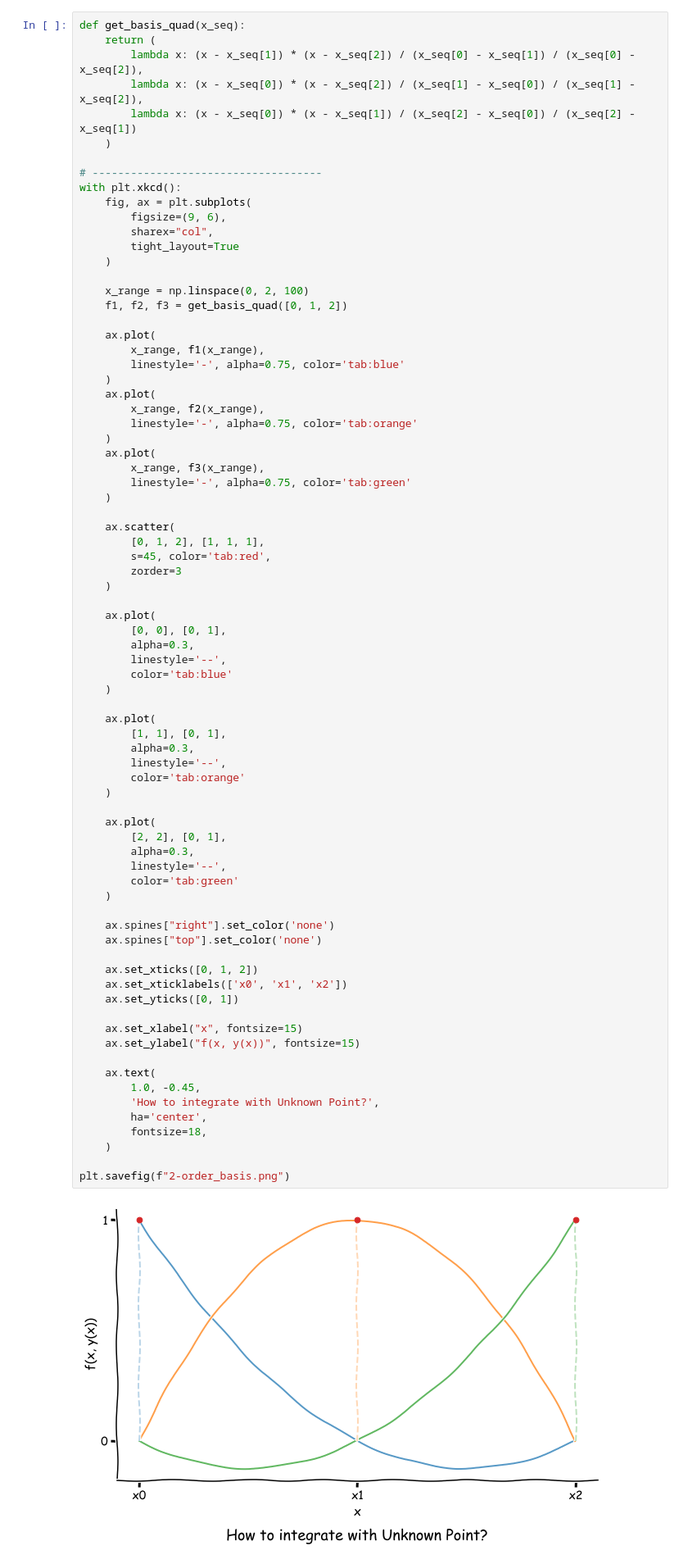
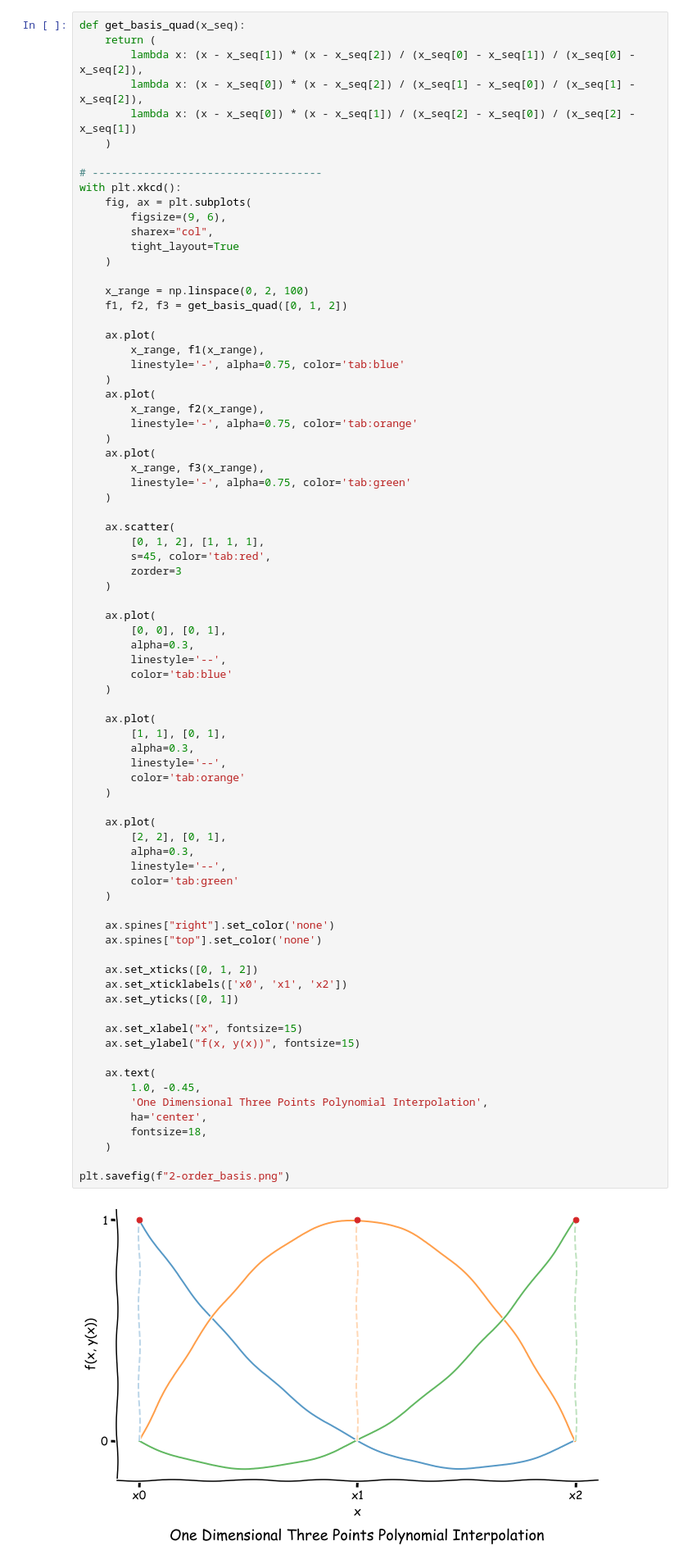
Before and after one commit to EastMagica/FDE, a Jupyter notebook: script/Untitled.ipynb, the cells around one changed output. Shown at 82% size. Saved outputs shown, nothing was run; the diff lists cells and outputs as text.

```diff
--- a/script/Untitled.ipynb
+++ b/script/Untitled.ipynb
@@ -347,32 +347,32 @@ with plt.xkcd():
         alpha=0.3,
         linestyle='--',
         color='tab:orange'
     )
 
     ax.plot(
         [2, 2], [0, 1],
         alpha=0.3,
         linestyle='--',
         color='tab:green'
     )
 
     ax.spines["right"].set_color('none')
     ax.spines["top"].set_color('none')
 
     ax.set_xticks([0, 1, 2])
     ax.set_xticklabels(['x0', 'x1', 'x2'])
     ax.set_yticks([0, 1])
 
     ax.set_xlabel("x", fontsize=15)
     ax.set_ylabel("f(x, y(x))", fontsize=15)
 
     ax.text(
         1.0, -0.45,
-        'How to integrate with Unknown Point?',
+        'One Dimensional Three Points Polynomial Interpolation',
         ha='center',
         fontsize=18,
     )
 
 plt.savefig(f"2-order_basis.png")
 # %% [output]
-[figure, old version]
+[figure, new version]
```
